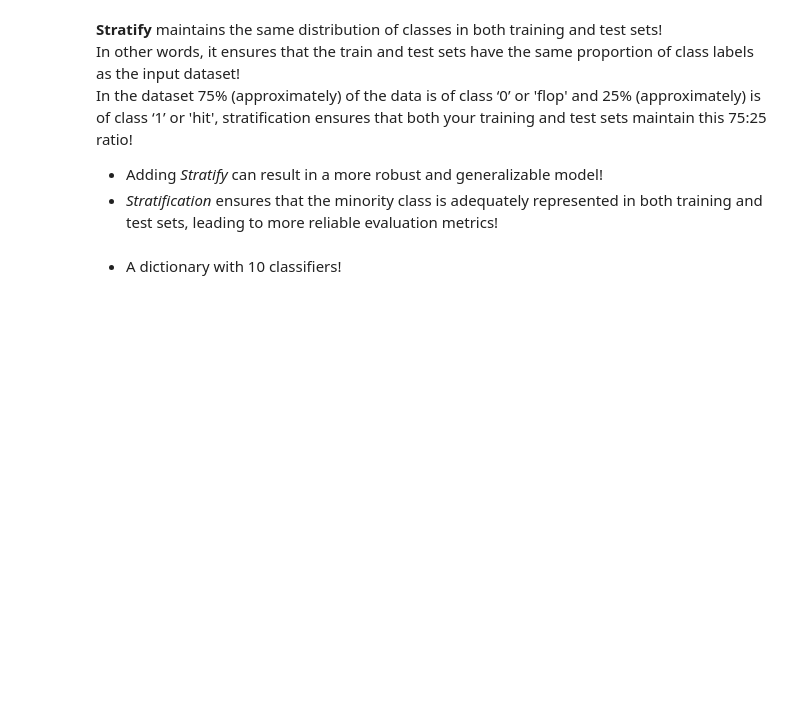
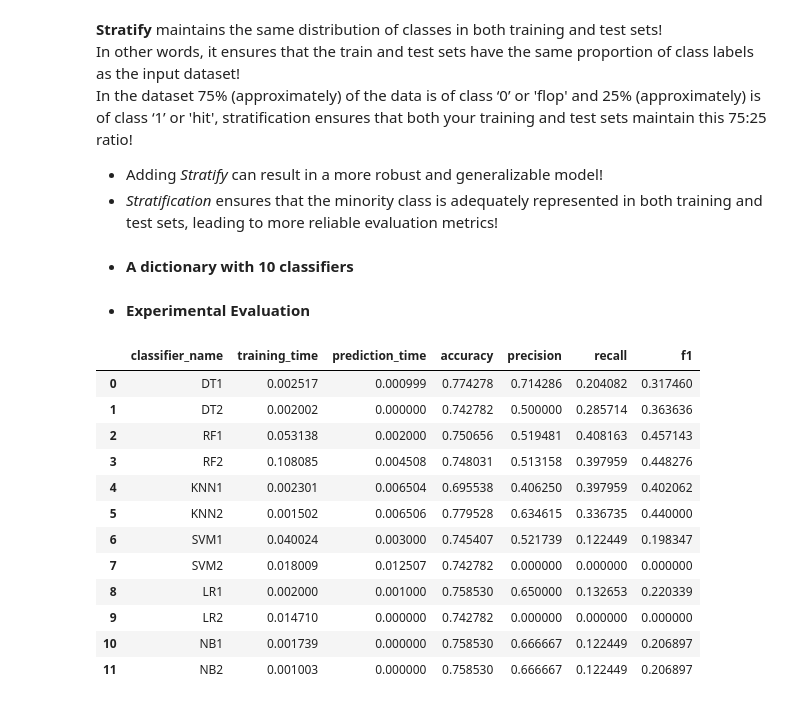
Before and after one commit to Darknight47/The-Effects-Of-Genre-Platform-On-A-Game, a Jupyter notebook: Binary_Classification.ipynb, the cells around one changed output. Saved outputs shown, nothing was run; the diff lists cells and outputs as text; code cells hidden in the pictures; blank space fills up the shorter version.

Commit message:
Training and testing the models

```diff
--- a/Binary_Classification.ipynb
+++ b/Binary_Classification.ipynb
@@ -221,7 +225,7 @@ def visualize_dataset_with_target_class(X, y, title=""):
     plt.grid(True)
     return plt.show()
 # %% [markdown]
-* A dictionary with 10 classifiers!
+* **A dictionary with 10 classifiers**
 # %%
 classifiers = {
     'DT1': DecisionTreeClassifier(max_depth=5),
@@ -237,3 +241,15 @@ classifiers = {
     'NB1': MultinomialNB(alpha=1.0),
     'NB2': MultinomialNB(alpha=0.5)
 }
+# %% [markdown]
+* **Experimental Evaluation**
+# %%
+results = pd.DataFrame({
+                "classifier_name": [],
+                "training_time": [],
+                "prediction_time": [],
+                "accuracy": [],
+                "precision": [],
+                "recall": [],
+                "f1": []
+                })
@@ -239,0 +301,16 @@ classifiers = {
+# %%
+results
+# %% [output]
+|  | classifier_name | training_time | prediction_time | accuracy | precision | recall | f1 |
+| 0 | DT1 | 0.002517 | 0.000999 | 0.774278 | 0.714286 | 0.204082 | 0.317460 |
+| 1 | DT2 | 0.002002 | 0.000000 | 0.742782 | 0.500000 | 0.285714 | 0.363636 |
+| 2 | RF1 | 0.053138 | 0.002000 | 0.750656 | 0.519481 | 0.408163 | 0.457143 |
+| 3 | RF2 | 0.108085 | 0.004508 | 0.748031 | 0.513158 | 0.397959 | 0.448276 |
+| 4 | KNN1 | 0.002301 | 0.006504 | 0.695538 | 0.406250 | 0.397959 | 0.402062 |
+| 5 | KNN2 | 0.001502 | 0.006506 | 0.779528 | 0.634615 | 0.336735 | 0.440000 |
+| 6 | SVM1 | 0.040024 | 0.003000 | 0.745407 | 0.521739 | 0.122449 | 0.198347 |
+| 7 | SVM2 | 0.018009 | 0.012507 | 0.742782 | 0.000000 | 0.000000 | 0.000000 |
+| 8 | LR1 | 0.002000 | 0.001000 | 0.758530 | 0.650000 | 0.132653 | 0.220339 |
+| 9 | LR2 | 0.014710 | 0.000000 | 0.742782 | 0.000000 | 0.000000 | 0.000000 |
+| 10 | NB1 | 0.001739 | 0.000000 | 0.758530 | 0.666667 | 0.122449 | 0.206897 |
+| 11 | NB2 | 0.001003 | 0.000000 | 0.758530 | 0.666667 | 0.122449 | 0.206897 |
```
Also changed, not shown: parts of 2 cells of this notebook.
